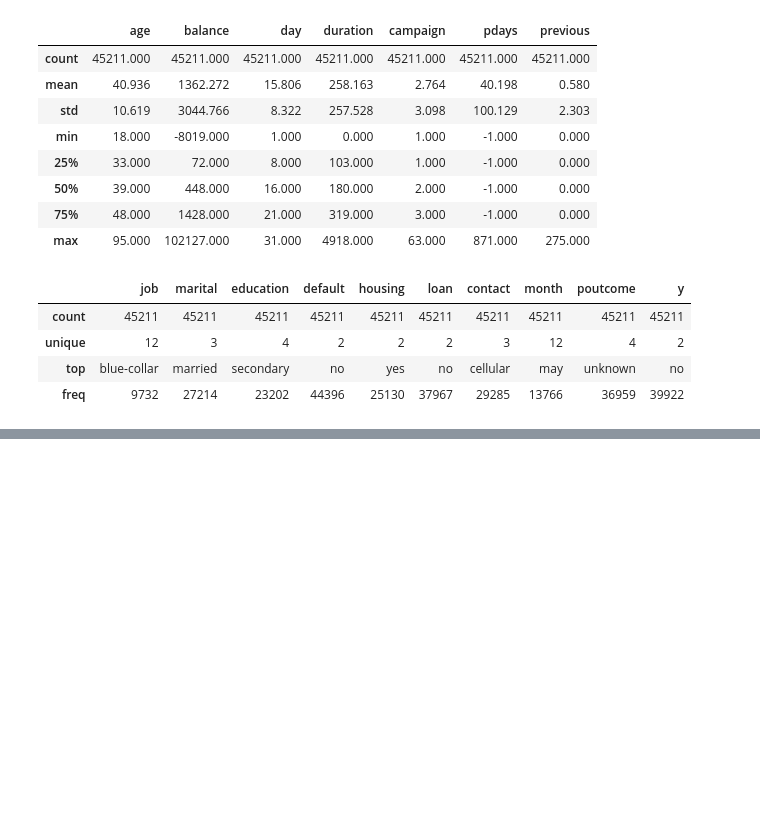
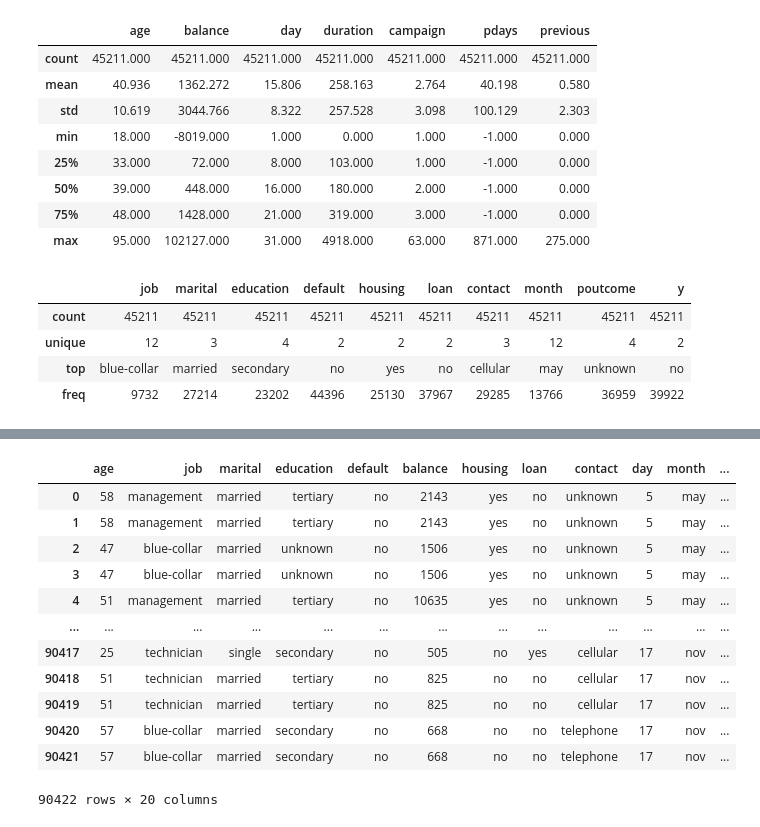
Before and after one commit to jjpal/practice_projects, a Jupyter notebook: Packt Workshops/Binary_Classification_Activity_3_01.ipynb, the cells around one changed output, grey strips where cells are left out. Drawn from its saved outputs; the diff is of its cells as text; code cells hidden in the pictures; blank space fills up the shorter version.

```diff
--- a/Packt Workshops/Binary_Classification_Activity_3_01.ipynb
+++ b/Packt Workshops/Binary_Classification_Activity_3_01.ipynb
@@ -193,0 +199,11 @@ fig.show()
+# %%
+# Taking the quantiles of the balance data
+print(f"Quantiles for Balance feature {np.quantile(bank_data['balance'],[0.25,0.5,0.75])}\n\n")
+
+# Creating new features for bank data based on the quantile values
+bank_data['balance_class'] = 'Quantile1'
+bank_data.loc[(bank_data['balance'] > 72) & (bank_data['balance'] < 448), 'balance_class'] = 'Quantile2'
+bank_data.loc[(bank_data['balance'] > 448) & (bank_data['balance'] < 1428), 'balance_class'] = 'Quantile3'
+bank_data.loc[bank_data['balance'] > 1428, 'balance_class'] = 'Quantile4'
+
+bank_data.sample(3)
@@ -193,0 +216,4 @@ fig.show()
+# %%
+# Calculating the total customers categorised as per quantile and propensity classification
+balance_prop = bank_data.groupby(['balance_class', 'y'])['y'].agg(balance_cat='count').reset_index()
+balance_prop
@@ -193,0 +230,19 @@ fig.show()
+# %%
+# Merging both the data frames
+bank_data_comb = pd.merge(bank_data, balance_prop, on = ['balance_class'])
+
+bank_data_comb
+# %% [output]
+|  | age | job | marital | education | default | balance | housing | loan | contact | day | month | ... |
+| 0 | 58 | management | married | tertiary | no | 2143 | yes | no | unknown | 5 | may | ... |
+| 1 | 58 | management | married | tertiary | no | 2143 | yes | no | unknown | 5 | may | ... |
+| 2 | 47 | blue-collar | married | unknown | no | 1506 | yes | no | unknown | 5 | may | ... |
+| 3 | 47 | blue-collar | married | unknown | no | 1506 | yes | no | unknown | 5 | may | ... |
+| 4 | 51 | management | married | tertiary | no | 10635 | yes | no | unknown | 5 | may | ... |
+| ... | ... | ... | ... | ... | ... | ... | ... | ... | ... | ... | ... | ... |
+| 90417 | 25 | technician | single | secondary | no | 505 | no | yes | cellular | 17 | nov | ... |
+| 90418 | 51 | technician | married | tertiary | no | 825 | no | no | cellular | 17 | nov | ... |
+| 90419 | 51 | technician | married | tertiary | no | 825 | no | no | cellular | 17 | nov | ... |
+| 90420 | 57 | blue-collar | married | secondary | no | 668 | no | no | telephone | 17 | nov | ... |
+| 90421 | 57 | blue-collar | married | secondary | no | 668 | no | no | telephone | 17 | nov | ... |
+90422 rows × 20 columns
```
Also changed, not shown: parts of 12 cells of this notebook.
